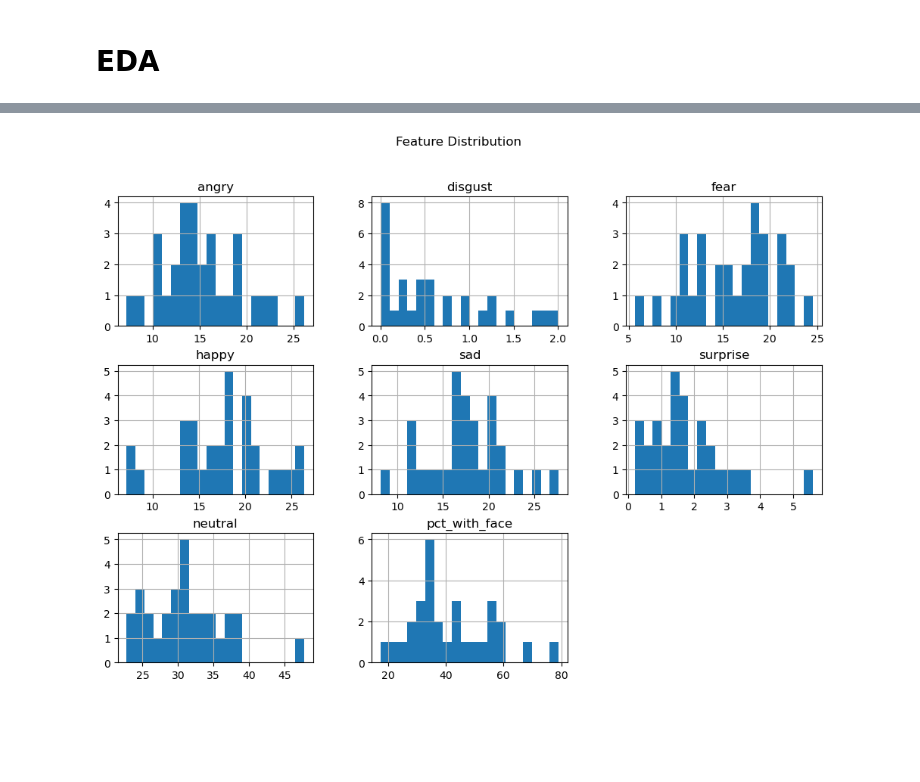
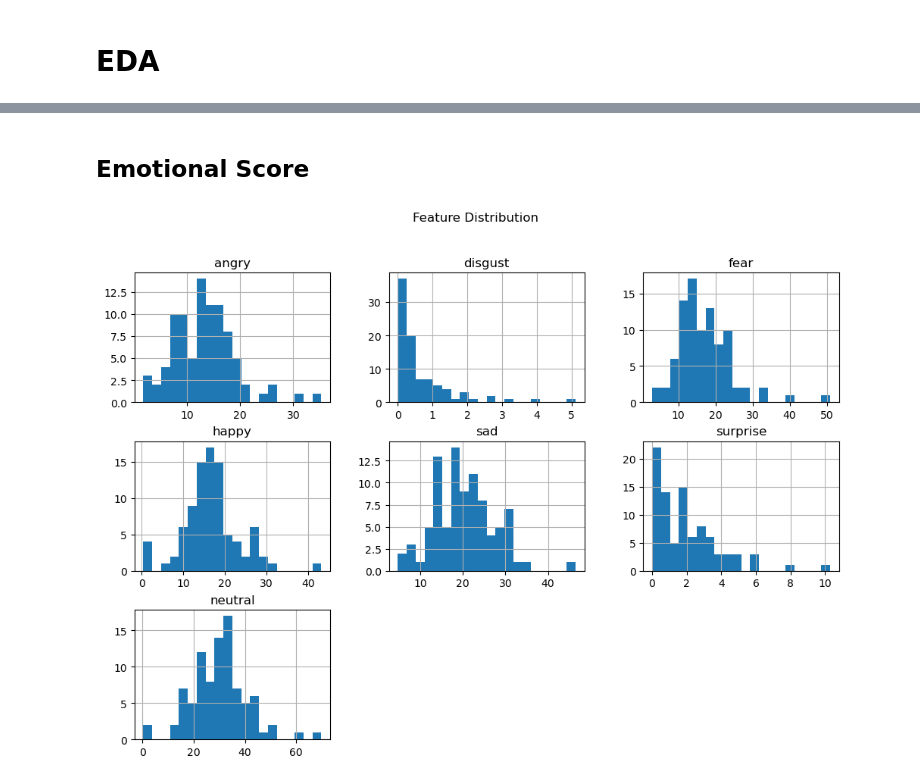
Before and after one commit to fabianstrue/MLiAS_YouTubeSentiment, a Jupyter notebook: SingleChannelModelling.ipynb, the cells around one changed output, grey strips where cells are left out. Cells and saved outputs as stored; diff of their text form; code cells hidden in the pictures; blank space fills up the shorter version.

```diff
--- a/SingleChannelModelling.ipynb
+++ b/SingleChannelModelling.ipynb
@@ -370,4 +433,5 @@ combined_df.head()
 # %% [markdown]
 # EDA
 # %%
-combined_df = pd.read_csv("Data/results/video_metadata_with_emotions.csv")
+combined_df = pd.read_csv("Data/results/video_data_final.csv")
+combined_df.info()
@@ -374,8 +456,10 @@ combined_df = pd.read_csv("Data/results/video_metadata_with_emotions.csv")
+# %% [markdown]
+## Emotional Score
 # %%
 # Distribution
-cols = ['angry', 'disgust', 'fear', 'happy', 'sad', 'surprise', 'neutral','pct_with_face']
+cols = ['angry', 'disgust', 'fear', 'happy', 'sad', 'surprise', 'neutral']
 combined_df[cols].hist(figsize=(12, 8), bins=20)
 plt.suptitle("Feature Distribution")
 plt.show()
 # %% [output]
-[figure, old version]
+[figure, new version]
```
Also changed, not shown: parts of 18 cells of this notebook.
